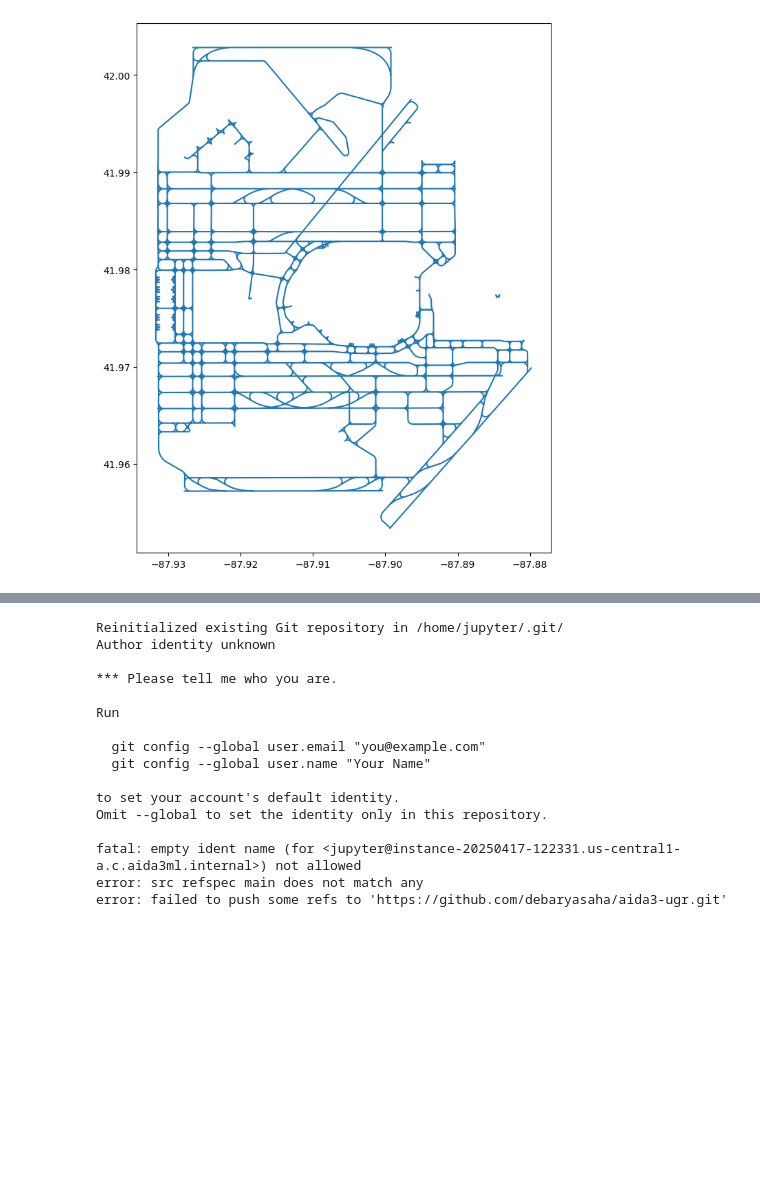
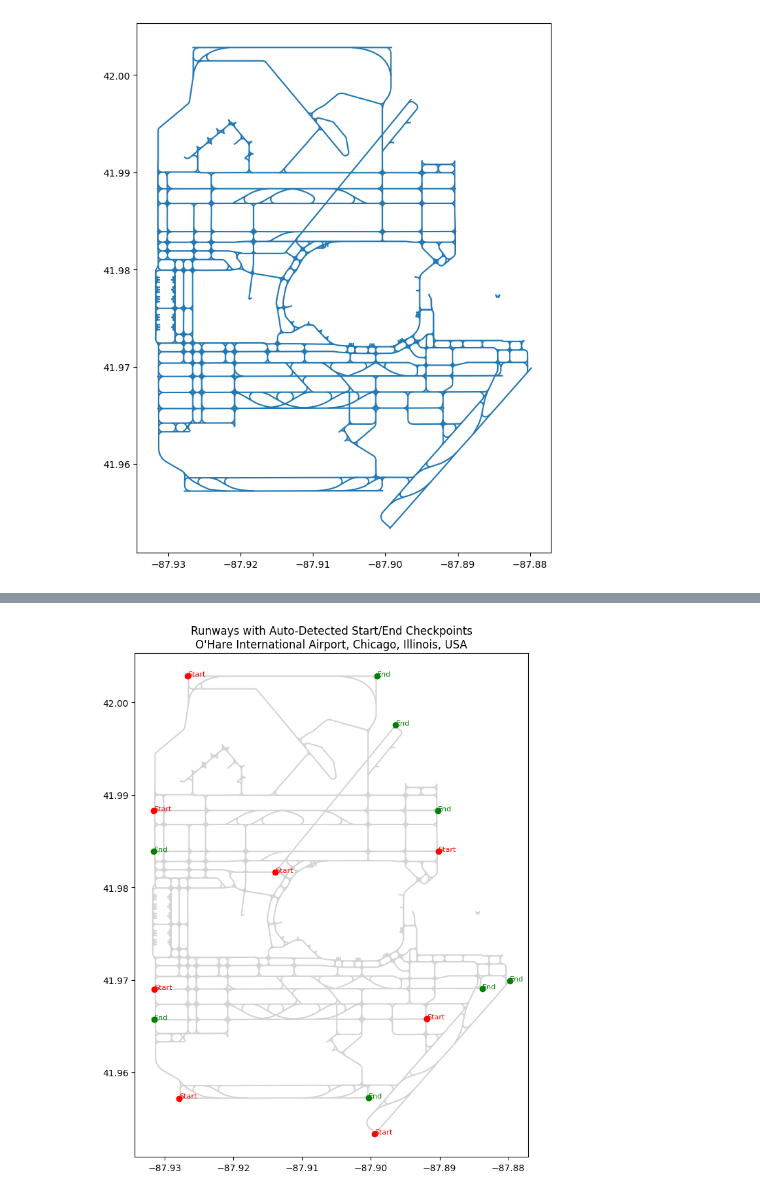
Before and after one commit to debaryasaha/aida3-ugr, a Jupyter notebook: Airport_map.ipynb, the cells around one changed output, grey strips where cells are left out. Cells and saved outputs as stored; diff of their text form; code cells hidden in the pictures; blank space fills up the shorter version.

Commit message:
Initial commit: airport mapping function with auto runway checkpoints

```diff
--- a/Airport_map.ipynb
+++ b/Airport_map.ipynb
@@ -51,25 +58,5 @@ plt.show()
 # %%
-!git init
-!git add Airport_map.ipynb
-!git commit -m "Initial commit: airport mapping with osmnx"
-!git remote add origin https://github.com/debaryasaha/aida3-ugr.git
-!git branch -M main
-!git push -u origin main
+plot_runway_checkpoints("O'Hare International Airport, Chicago, Illinois, USA")
 # %% [output]
-Reinitialized existing Git repository in /home/jupyter/.git/
-Author identity unknown
-
-*** Please tell me who you are.
-
-Run
-
-  git config --global user.email "you@example.com"
-  git config --global user.name "Your Name"
-
-to set your account's default identity.
-Omit --global to set the identity only in this repository.
-
-fatal: empty ident name (for <jupyter@instance-20250417-122331.us-central1-a.c.aida3ml.internal>) not allowed
-error: src refspec main does not match any
-error: failed to push some refs to 'https://github.com/debaryasaha/aida3-ugr.git'
+[figure, added]
 # %%
```
Also changed, not shown: parts of 5 cells of this notebook.
